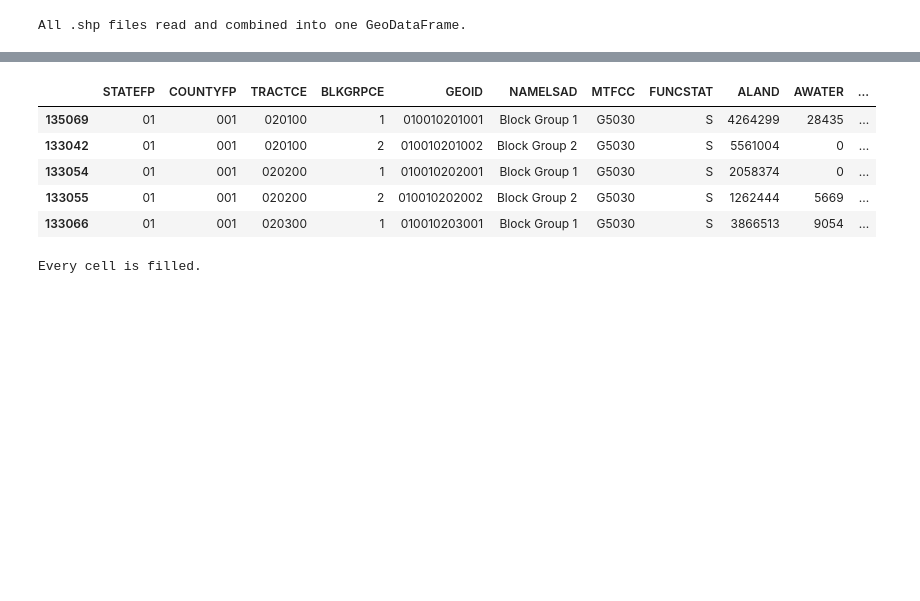
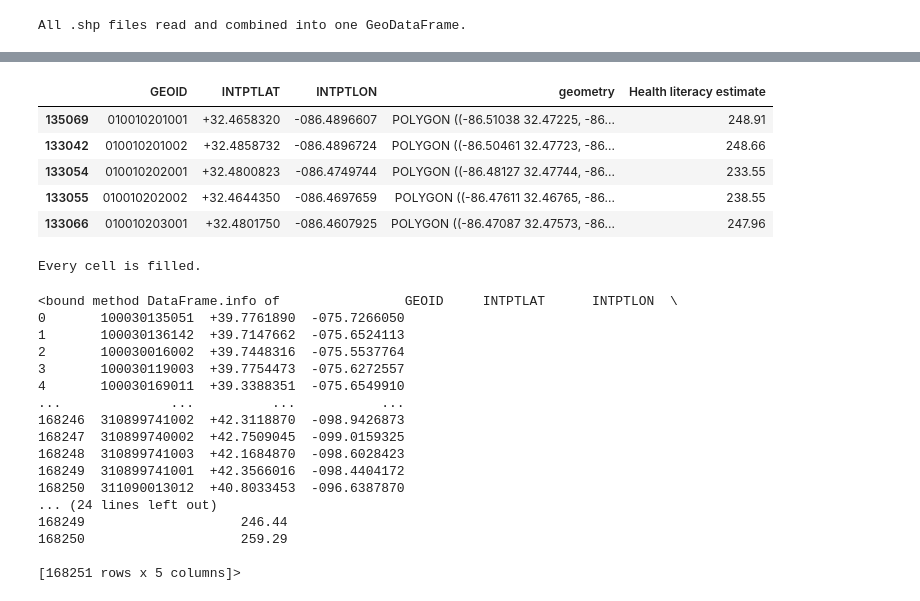
Before and after one commit to jwang3939/HLS_CHC, a Jupyter notebook: scripts/HLS_script.ipynb, the cells around one changed output, grey strips where cells are left out. Drawn from its saved outputs; the diff is of its cells as text; code cells hidden in the pictures; blank space fills up the shorter version.

```diff
--- a/scripts/HLS_script.ipynb
+++ b/scripts/HLS_script.ipynb
@@ -87,17 +98,17 @@ Downloaded: tl_2022_08_bg.zip
 # %%
-import os
-import zipfile
+# import os
+# import zipfile
 
-directory = "../data/HLS_data"  # Replace with the directory containing the zip files
+# directory = "../data/HLS_data"  # Replace with the directory containing the zip files
 
-# Iterate over all files in the directory
-for file_name in os.listdir(directory):
-    if file_name.endswith(".zip"):
-        file_path = os.path.join(directory, file_name)
+# # Iterate over all files in the directory
+# for file_name in os.listdir(directory):
+#     if file_name.endswith(".zip"):
+#         file_path = os.path.join(directory, file_name)
 
-        with zipfile.ZipFile(file_path, 'r') as zip_ref:
-            zip_ref.extractall(directory)
+#         with zipfile.ZipFile(file_path, 'r') as zip_ref:
+#             zip_ref.extractall(directory)
 
-        print(f"Unzipped: {file_name}")
+#         print(f"Unzipped: {file_name}")
 
-print("All zip files extracted successfully.")
+# print("All zip files extracted successfully.")
@@ -196,20 +182,41 @@ All .shp files read and combined into one GeoDataFrame.
 # %%
 merged = pd.merge(combined_gdf, hls, left_on = "GEOID", right_on = "Census block group ID")
+merged = merged.drop(columns = ["STATEFP", "COUNTYFP", "TRACTCE", "BLKGRPCE", "NAMELSAD", "MTFCC", "FUNCSTAT", "ALAND", "AWATER",
+                      "Census block group ID"])
 merged.sort_values("GEOID").head()
 
 # Check if every cell is filled
 is_filled = merged.notnull().values.all()
 
 # Display the result
 if is_filled:
     print("Every cell is filled.")
 else:
     print("There are missing values in the dataframe.")
+
+merged.info
 # %% [output]
-|  | STATEFP | COUNTYFP | TRACTCE | BLKGRPCE | GEOID | NAMELSAD | MTFCC | FUNCSTAT | ALAND | AWATER | ... |
-| 135069 | 01 | 001 | 020100 | 1 | 010010201001 | Block Group 1 | G5030 | S | 4264299 | 28435 | ... |
-| 133042 | 01 | 001 | 020100 | 2 | 010010201002 | Block Group 2 | G5030 | S | 5561004 | 0 | ... |
-| 133054 | 01 | 001 | 020200 | 1 | 010010202001 | Block Group 1 | G5030 | S | 2058374 | 0 | ... |
-| 133055 | 01 | 001 | 020200 | 2 | 010010202002 | Block Group 2 | G5030 | S | 1262444 | 5669 | ... |
-| 133066 | 01 | 001 | 020300 | 1 | 010010203001 | Block Group 1 | G5030 | S | 3866513 | 9054 | ... |
+|  | GEOID | INTPTLAT | INTPTLON | geometry | Health literacy estimate |
+| 135069 | 010010201001 | +32.4658320 | -086.4896607 | POLYGON ((-86.51038 32.47225, -86... | 248.91 |
+| 133042 | 010010201002 | +32.4858732 | -086.4896724 | POLYGON ((-86.50461 32.47723, -86... | 248.66 |
+| 133054 | 010010202001 | +32.4800823 | -086.4749744 | POLYGON ((-86.48127 32.47744, -86... | 233.55 |
+| 133055 | 010010202002 | +32.4644350 | -086.4697659 | POLYGON ((-86.47611 32.46765, -86... | 238.55 |
+| 133066 | 010010203001 | +32.4801750 | -086.4607925 | POLYGON ((-86.47087 32.47573, -86... | 247.96 |
 Every cell is filled.
+<bound method DataFrame.info of                GEOID     INTPTLAT      INTPTLON  \
+0       100030135051  +39.7761890  -075.7266050
+1       100030136142  +39.7147662  -075.6524113
+2       100030016002  +39.7448316  -075.5537764
+3       100030119003  +39.7754473  -075.6272557
+4       100030169011  +39.3388351  -075.6549910
+...              ...          ...           ...
+168246  310899741002  +42.3118870  -098.9426873
+168247  310899740002  +42.7509045  -099.0159325
+168248  310899741003  +42.1684870  -098.6028423
+168249  310899741001  +42.3566016  -098.4404172
+168250  311090013012  +40.8033453  -096.6387870
+... (24 lines left out)
+168249                    246.44
+168250                    259.29
+
+[168251 rows x 5 columns]>
```
Also changed, not shown: parts of 12 cells of this notebook, 31 other files.
